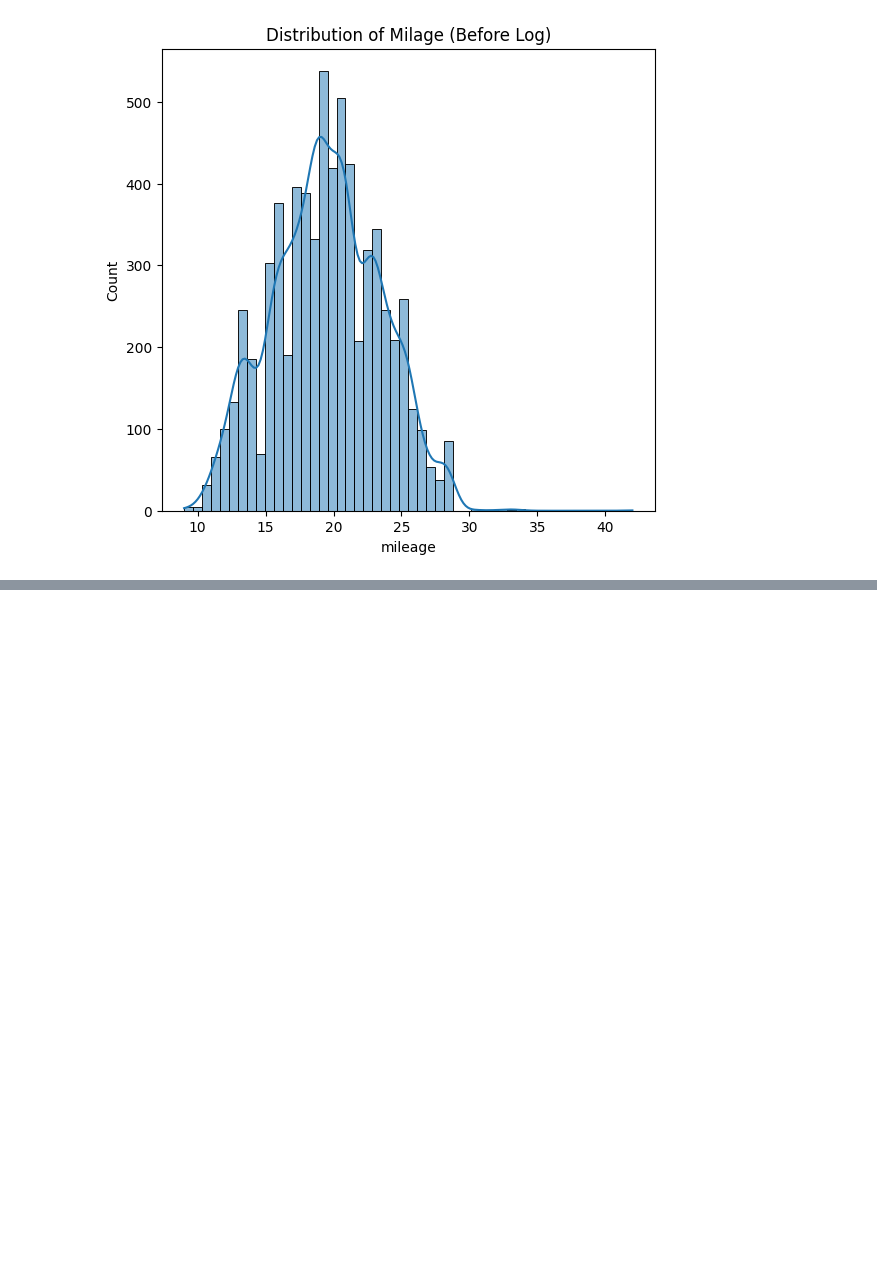
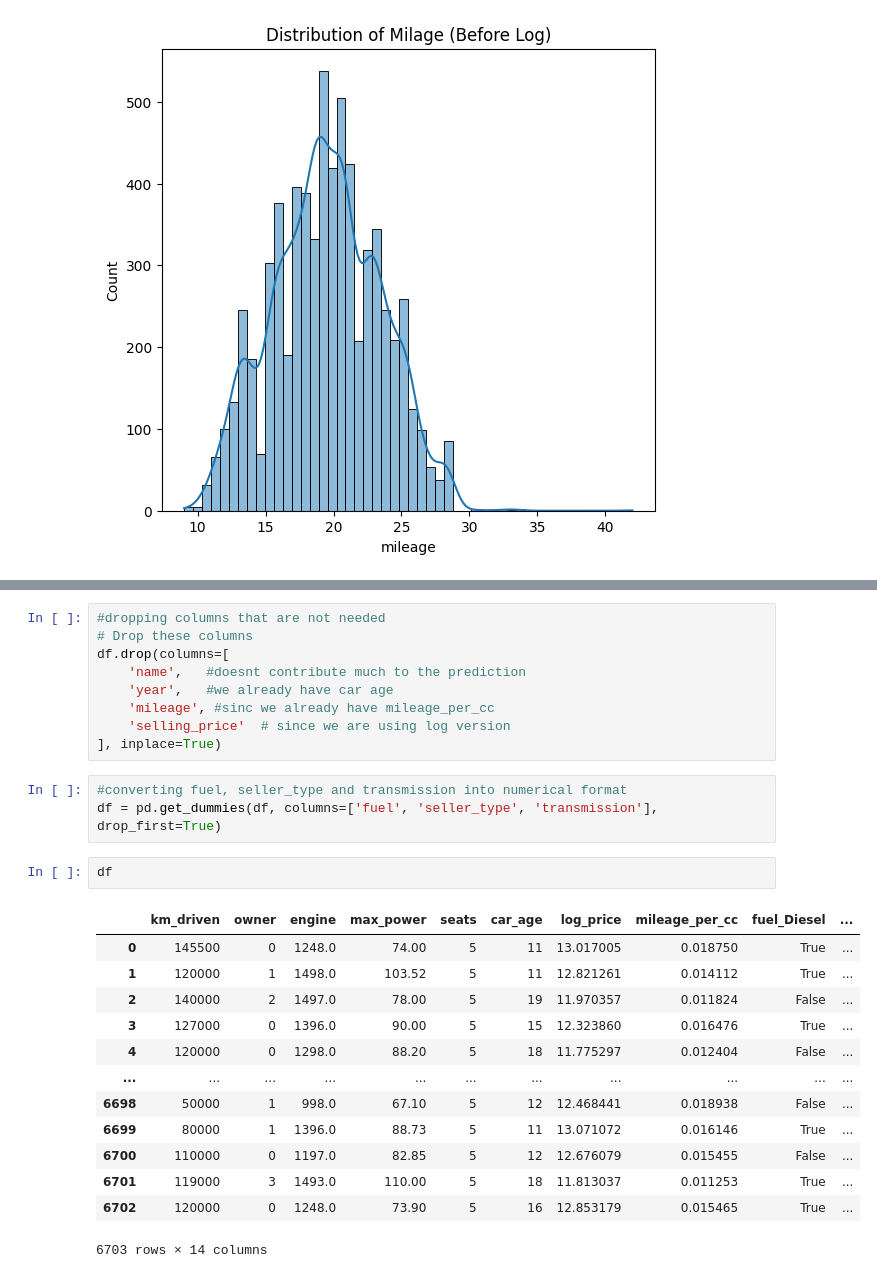
Before and after one commit to aryyyn/ml-car-price-predictor, a Jupyter notebook: EDA/analysis.ipynb, the cells around one changed output, grey strips where cells are left out. Saved outputs shown, nothing was run; the diff lists cells and outputs as text; blank space fills up the shorter version.

```diff
--- a/EDA/analysis.ipynb
+++ b/EDA/analysis.ipynb
@@ -107,0 +121,28 @@ plt.show()
+# %%
+#dropping columns that are not needed
+# Drop these columns
+df.drop(columns=[
+    'name',   #doesnt contribute much to the prediction
+    'year',   #we already have car age
+    'mileage', #sinc we already have mileage_per_cc
+    'selling_price'  # since we are using log version
+], inplace=True)
+# %%
+#converting fuel, seller_type and transmission into numerical format
+df = pd.get_dummies(df, columns=['fuel', 'seller_type', 'transmission'], drop_first=True)
+# %%
+df
+# %% [output]
+|  | km_driven | owner | engine | max_power | seats | car_age | log_price | mileage_per_cc | fuel_Diesel | ... |
+| 0 | 145500 | 0 | 1248.0 | 74.00 | 5 | 11 | 13.017005 | 0.018750 | True | ... |
+| 1 | 120000 | 1 | 1498.0 | 103.52 | 5 | 11 | 12.821261 | 0.014112 | True | ... |
+| 2 | 140000 | 2 | 1497.0 | 78.00 | 5 | 19 | 11.970357 | 0.011824 | False | ... |
+| 3 | 127000 | 0 | 1396.0 | 90.00 | 5 | 15 | 12.323860 | 0.016476 | True | ... |
+| 4 | 120000 | 0 | 1298.0 | 88.20 | 5 | 18 | 11.775297 | 0.012404 | False | ... |
+| ... | ... | ... | ... | ... | ... | ... | ... | ... | ... | ... |
+| 6698 | 50000 | 1 | 998.0 | 67.10 | 5 | 12 | 12.468441 | 0.018938 | False | ... |
+| 6699 | 80000 | 1 | 1396.0 | 88.73 | 5 | 11 | 13.071072 | 0.016146 | True | ... |
+| 6700 | 110000 | 0 | 1197.0 | 82.85 | 5 | 12 | 12.676079 | 0.015455 | False | ... |
+| 6701 | 119000 | 3 | 1493.0 | 110.00 | 5 | 18 | 11.813037 | 0.011253 | True | ... |
+| 6702 | 120000 | 0 | 1248.0 | 73.90 | 5 | 16 | 12.853179 | 0.015465 | True | ... |
+6703 rows × 14 columns
```
Also changed, not shown: parts of 5 cells of this notebook, 3 other files.
